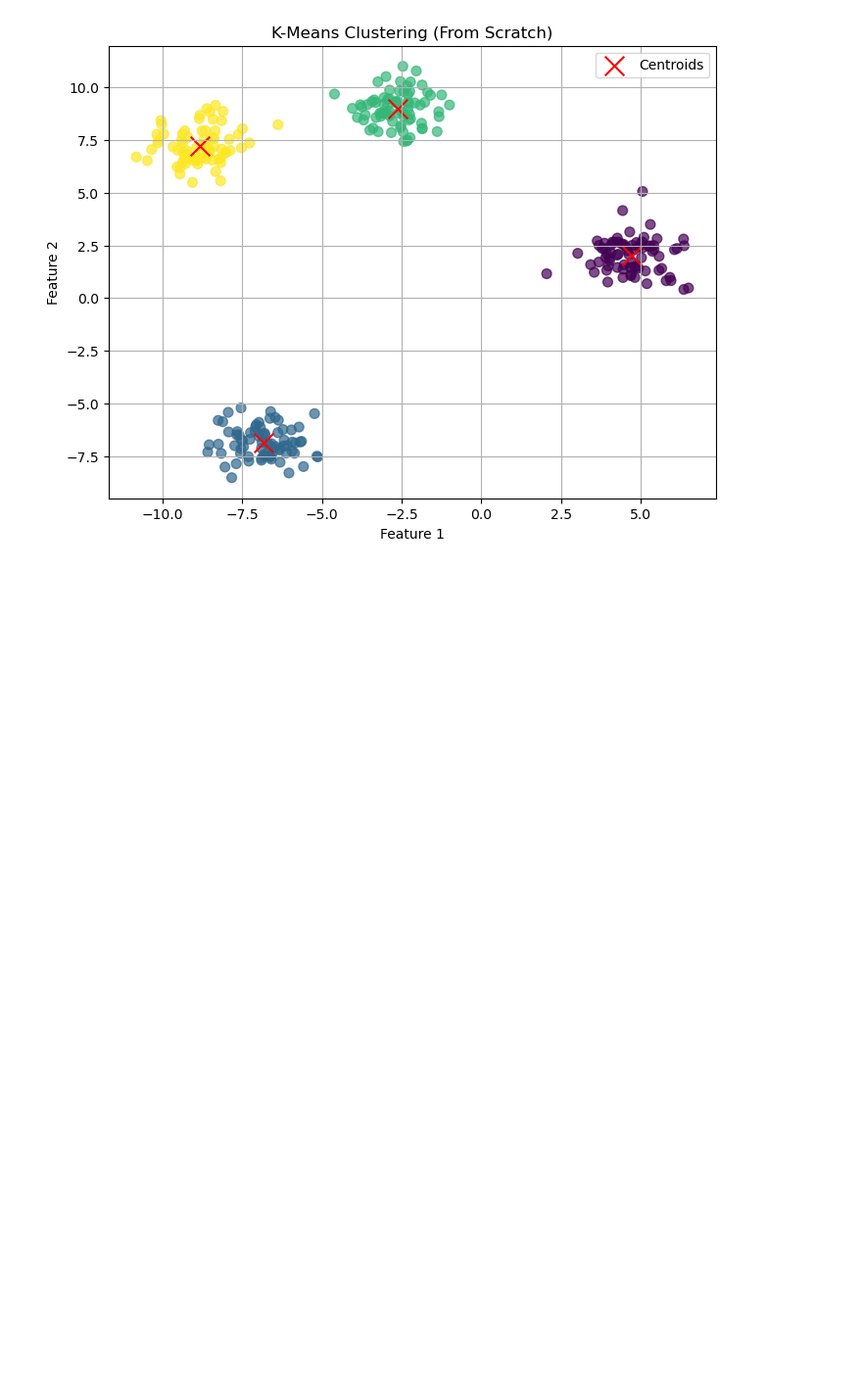
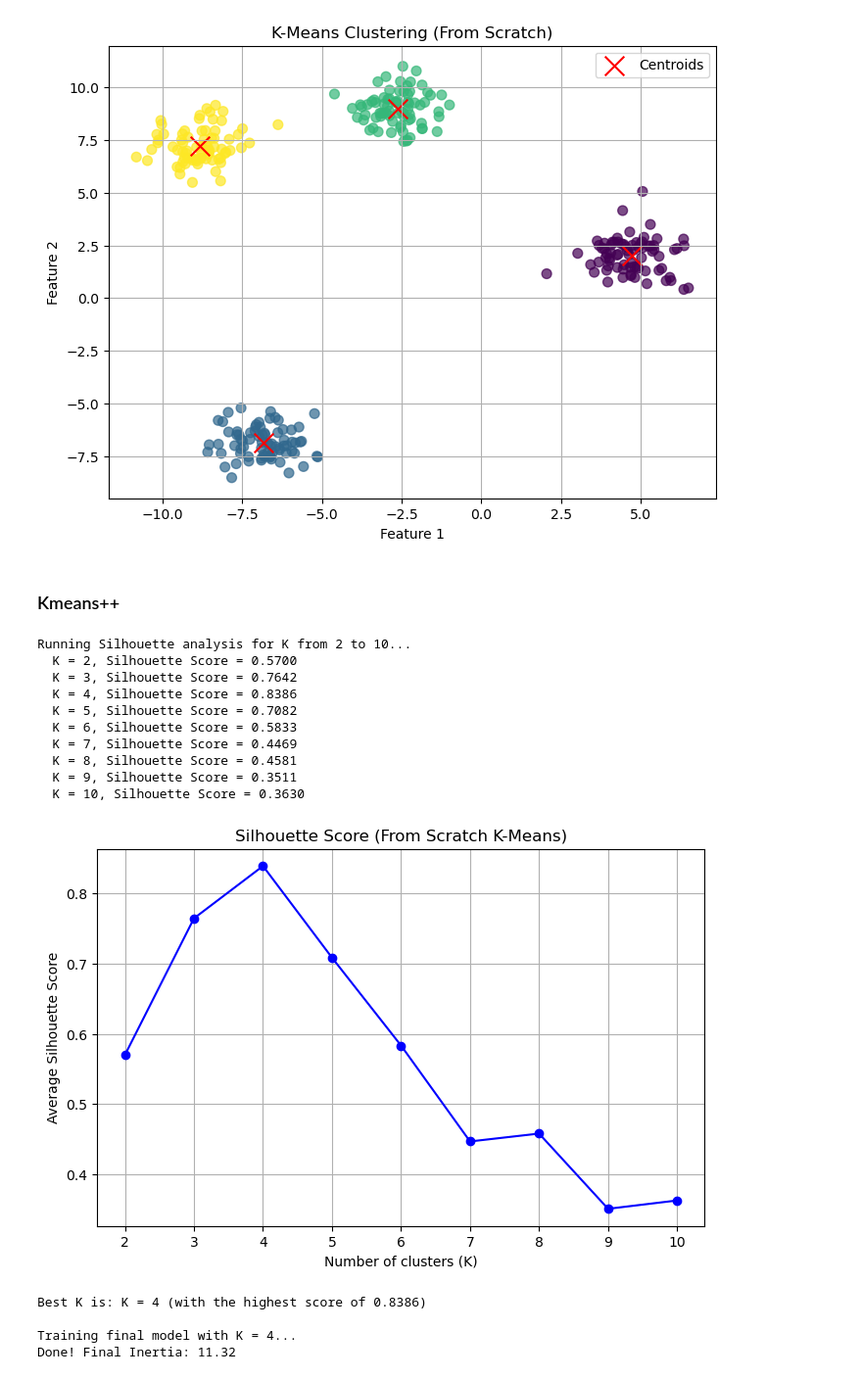
Before and after one commit to TruongQuangPhat/AI-Journey, a Jupyter notebook: Machine_Learning/K-means/K-means_From_Scratch.ipynb, the cells around one changed output. Shown at 98% size. Drawn from its saved outputs; the diff is of its cells as text; code cells hidden in the pictures; blank space fills up the shorter version.

Commit message:
Done K-means

```diff
--- a/Machine_Learning/K-means/K-means_From_Scratch.ipynb
+++ b/Machine_Learning/K-means/K-means_From_Scratch.ipynb
@@ -173,3 +175,5 @@ plt.grid(True)
 plt.show()
 # %% [output]
 [figure]
+# %% [markdown]
+### Kmeans++
@@ -175,0 +367,52 @@ plt.show()
+# %%
+# 1. Create data
+X_raw, y_true = make_blobs(n_samples=300,
+                           centers=4,
+                           cluster_std=0.80,
+                           random_state=42)
+# Always scale your data!
+scaler = StandardScaler()
+X = scaler.fit_transform(X_raw)
+
+
+# 2. RUN THE K-FINDING FUNCTION:
+best_k, scores = find_optimal_k_silhouette(X, max_k=10, random_state=42)
+
+
+# 3. Train the final model with the best K
+print(f"\nTraining final model with K = {best_k}...")
+
+final_kmeans = KMeans(K=best_k, n_init=10, random_state=42)
+final_kmeans.fit(X)
+
+print(f"Done! Final Inertia: {final_kmeans.inertia_:.2f}")
+
+# 4. Visualize the final result
+labels = final_kmeans.labels_
+centroids = final_kmeans.centroids
+
+plt.figure(figsize=(8, 6))
+plt.scatter(X[:, 0], X[:, 1], c=labels, cmap='viridis', s=50, alpha=0.7)
+plt.scatter(centroids[:, 0], centroids[:, 1], c='red', marker='X', s=200, label='Centroids')
+plt.title(f'K-Means "From Scratch" (K={best_k})')
+plt.xlabel('Feature 1 (Scaled)')
+plt.ylabel('Feature 2 (Scaled)')
+plt.legend()
+plt.grid(True)
+plt.show()
+# %% [output]
+Running Silhouette analysis for K from 2 to 10...
+  K = 2, Silhouette Score = 0.5700
+  K = 3, Silhouette Score = 0.7642
+  K = 4, Silhouette Score = 0.8386
+  K = 5, Silhouette Score = 0.7082
+  K = 6, Silhouette Score = 0.5833
+  K = 7, Silhouette Score = 0.4469
+  K = 8, Silhouette Score = 0.4581
+  K = 9, Silhouette Score = 0.3511
+  K = 10, Silhouette Score = 0.3630
+[figure, added]
+Best K is: K = 4 (with the highest score of 0.8386)
+
+Training final model with K = 4...
+Done! Final Inertia: 11.32
```
Also changed, not shown: parts of 4 cells of this notebook.
